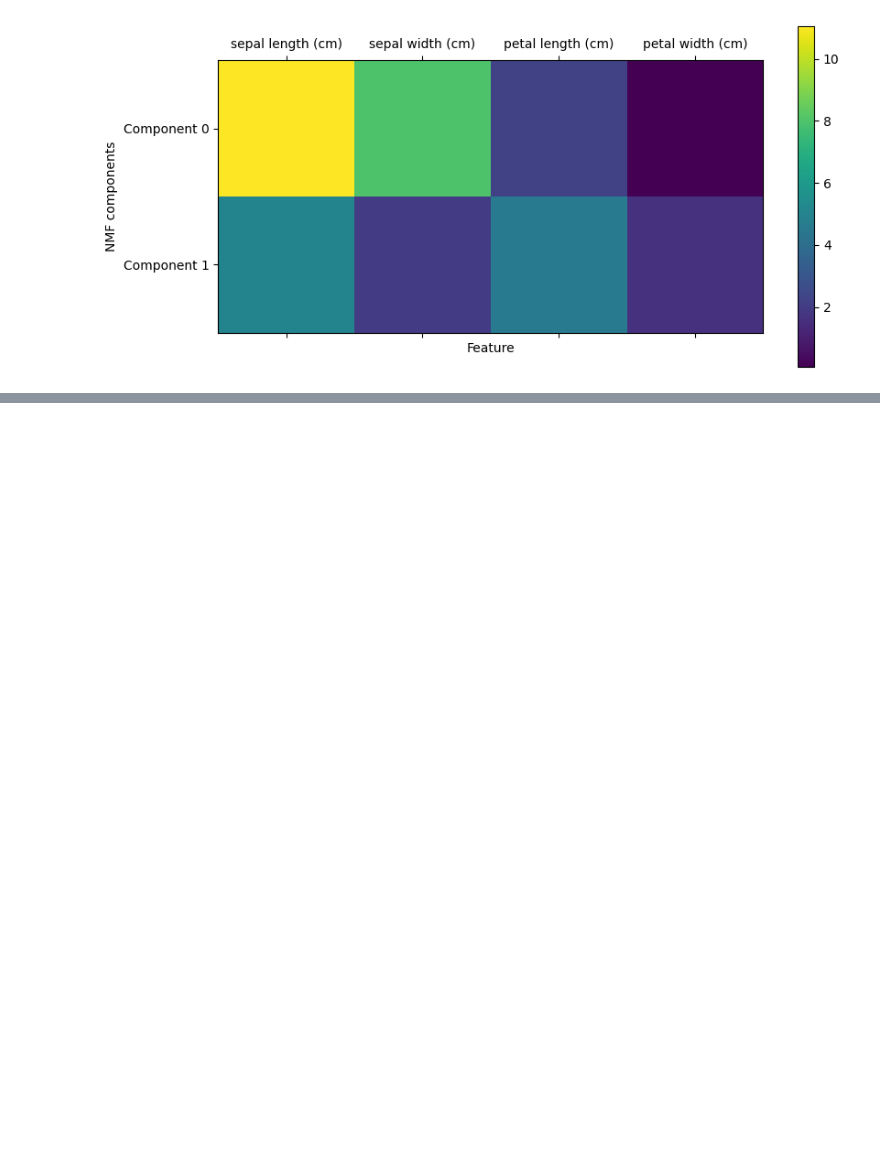
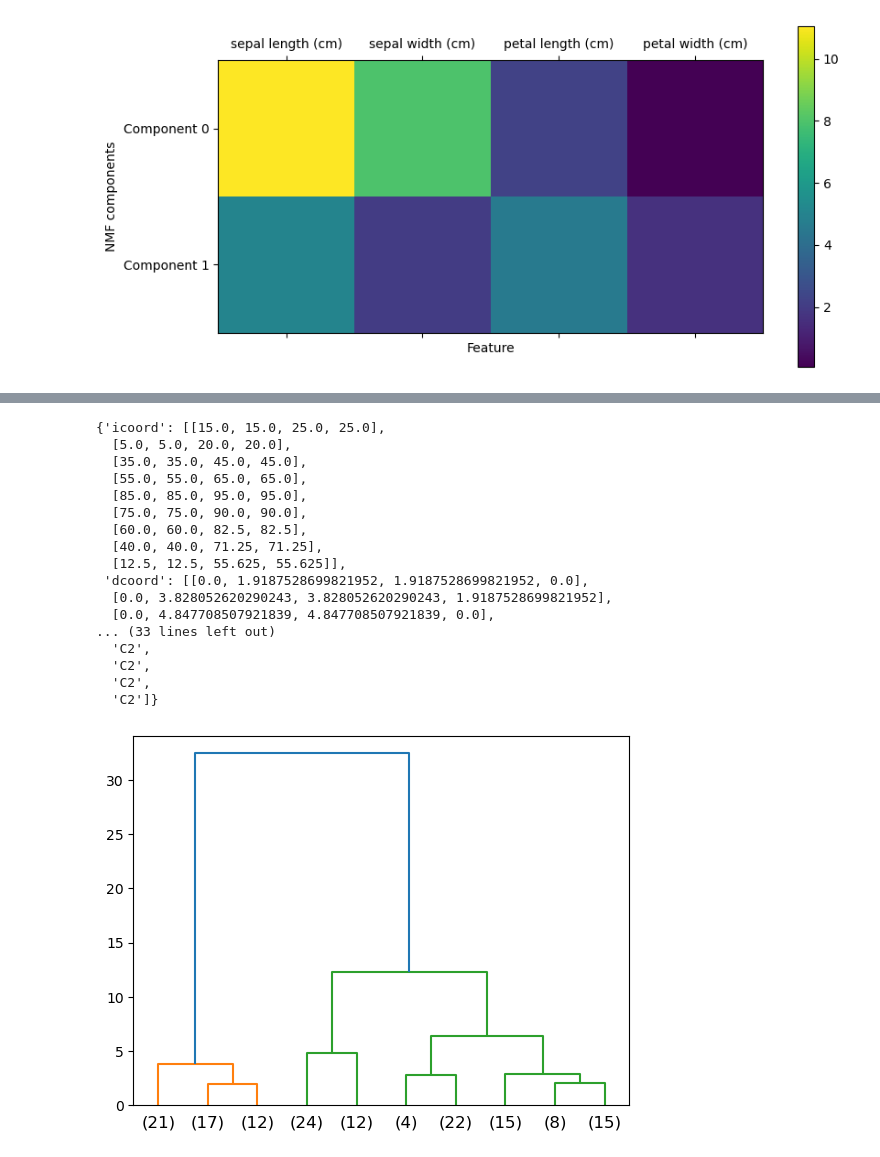
Before and after one commit to adachi0612/iris_work, a Jupyter notebook: analyze_iris_ruito_adachi.ipynb, the cells around one changed output, grey strips where cells are left out. Cells and saved outputs as stored; diff of their text form; code cells hidden in the pictures; blank space fills up the shorter version.

```diff
--- a/analyze_iris_ruito_adachi.ipynb
+++ b/analyze_iris_ruito_adachi.ipynb
@@ -202,0 +229,21 @@ KMeans法で予測したラベル:
+# %%
+iris.plot_dendrogram(truncate=True)
+# %% [output]
+{'icoord': [[15.0, 15.0, 25.0, 25.0],
+  [5.0, 5.0, 20.0, 20.0],
+  [35.0, 35.0, 45.0, 45.0],
+  [55.0, 55.0, 65.0, 65.0],
+  [85.0, 85.0, 95.0, 95.0],
+  [75.0, 75.0, 90.0, 90.0],
+  [60.0, 60.0, 82.5, 82.5],
+  [40.0, 40.0, 71.25, 71.25],
+  [12.5, 12.5, 55.625, 55.625]],
+ 'dcoord': [[0.0, 1.9187528699821952, 1.9187528699821952, 0.0],
+  [0.0, 3.828052620290243, 3.828052620290243, 1.9187528699821952],
+  [0.0, 4.847708507921839, 4.847708507921839, 0.0],
+... (33 lines left out)
+  'C2',
+  'C2',
+  'C2',
+  'C2']}
+[figure, added]
```
Also changed, not shown: parts of 10 cells of this notebook, 1 other file.
